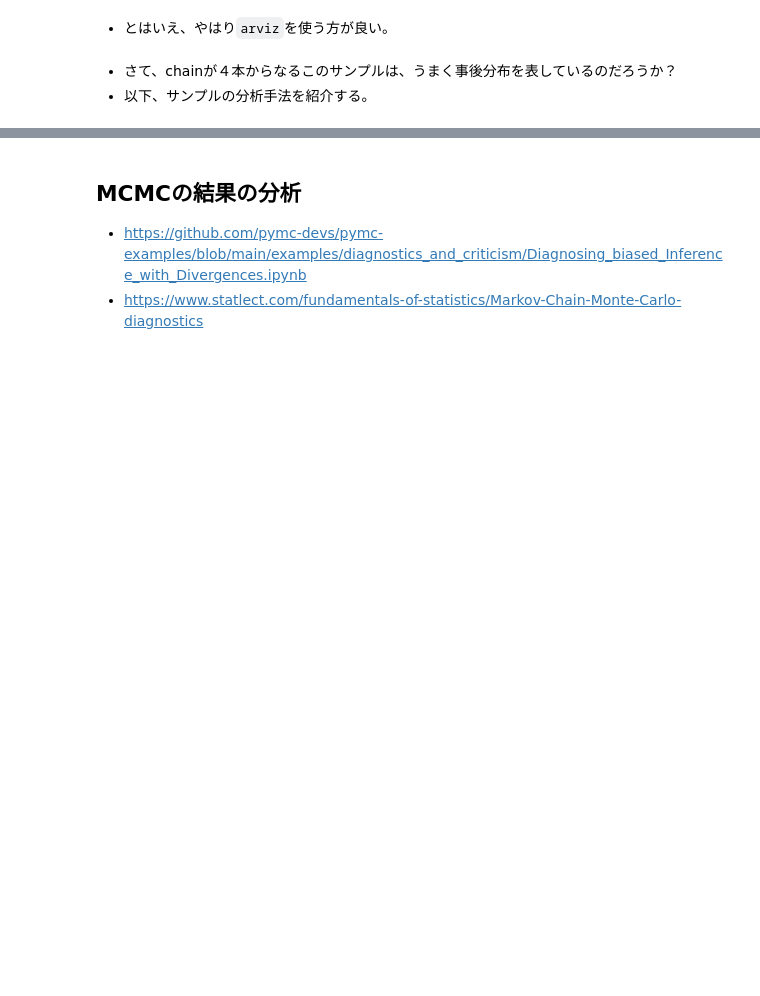
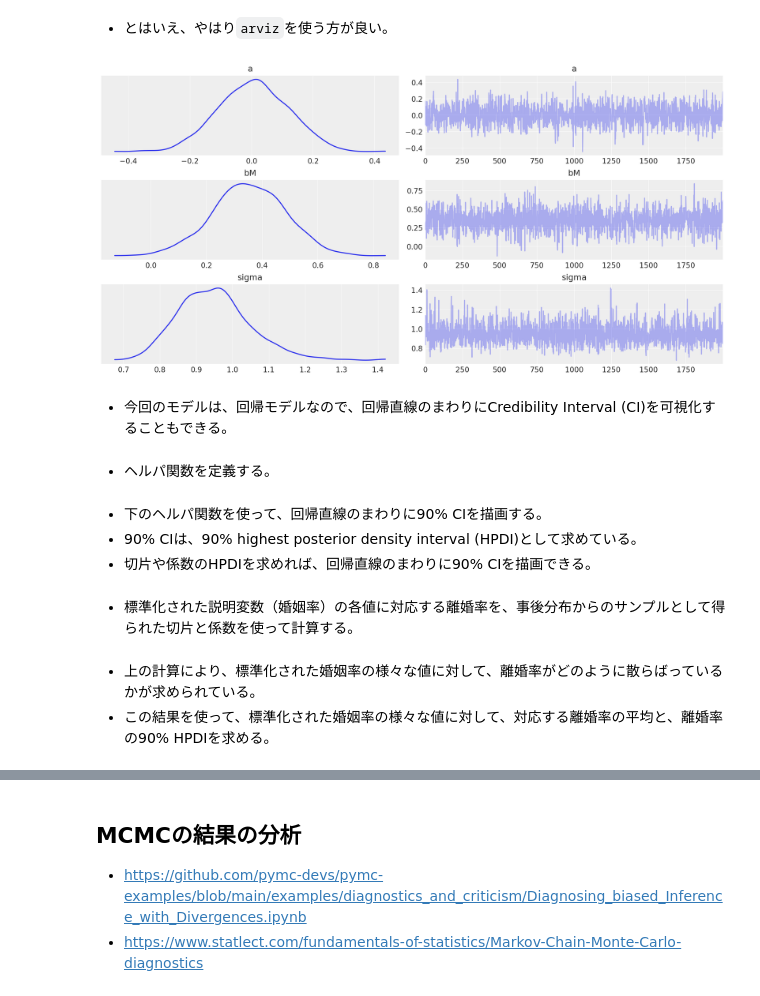
Before and after one commit to yoshihiroo/course2023-stats2, a Jupyter notebook: 03_NumPyro_2.ipynb, the cells around one changed output, grey strips where cells are left out. Saved outputs shown, nothing was run; the diff lists cells and outputs as text; code cells hidden in the pictures; blank space fills up the shorter version.

```diff
--- a/03_NumPyro_2.ipynb
+++ b/03_NumPyro_2.ipynb
@@ -139,7 +284,14 @@ sns.displot(df, kind="kde", rug=True);
 # %% [markdown]
 * とはいえ、やはり`arviz`を使う方が良い。
 # %%
-az.plot_trace(idata);
+az.plot_trace(idata_1);
+# %% [output]
+[figure, added]
-# %% [markdown]
-* さて、chainが４本からなるこのサンプルは、うまく事後分布を表しているのだろうか？
- * 以下、サンプルの分析手法を紹介する。
+# %% [markdown]
+* 今回のモデルは、回帰モデルなので、回帰直線のまわりにCredibility Interval (CI)を可視化することもできる。
+# %% [markdown]
+* ヘルパ関数を定義する。
+# %% [markdown]
+* 下のヘルパ関数を使って、回帰直線のまわりに90% CIを描画する。
+ * 90% CIは、90% highest posterior density interval (HPDI)として求めている。
+ * 切片や係数のHPDIを求めれば、回帰直線のまわりに90% CIを描画できる。
@@ -145,0 +313,2 @@ az.plot_trace(idata);
+# %% [markdown]
+* 標準化された説明変数（婚姻率）の各値に対応する離婚率を、事後分布からのサンプルとして得られた切片と係数を使って計算する。
@@ -145,0 +320,3 @@ az.plot_trace(idata);
+# %% [markdown]
+* 上の計算により、標準化された婚姻率の様々な値に対して、離婚率がどのように散らばっているかが求められている。
+* この結果を使って、標準化された婚姻率の様々な値に対して、対応する離婚率の平均と、離婚率の90% HPDIを求める。
```
Also changed, not shown: parts of 63 cells of this notebook.
